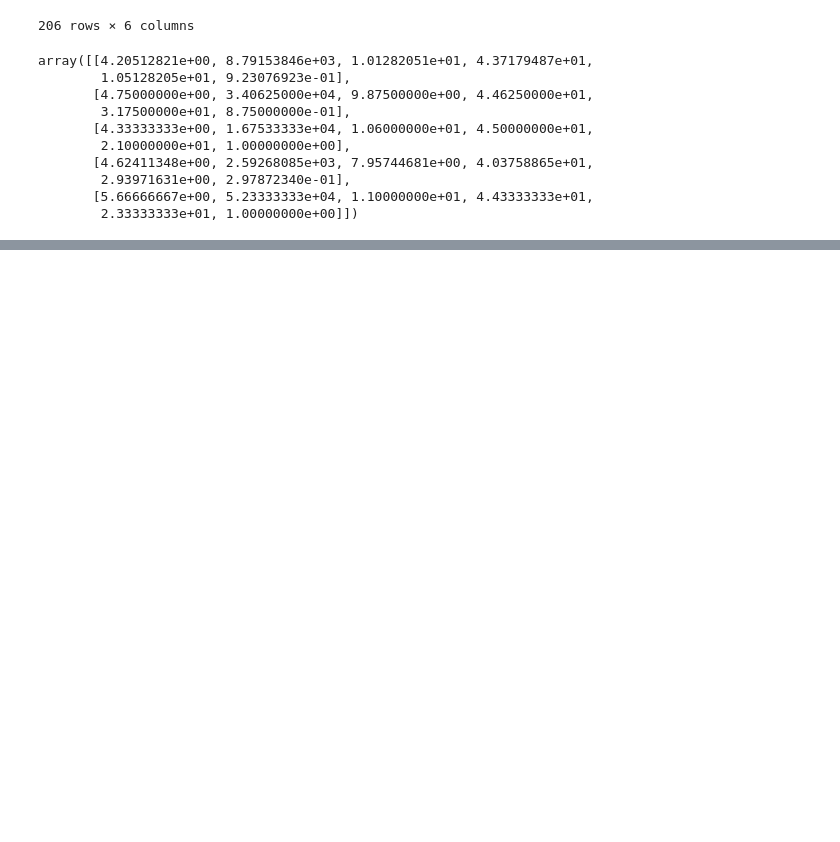
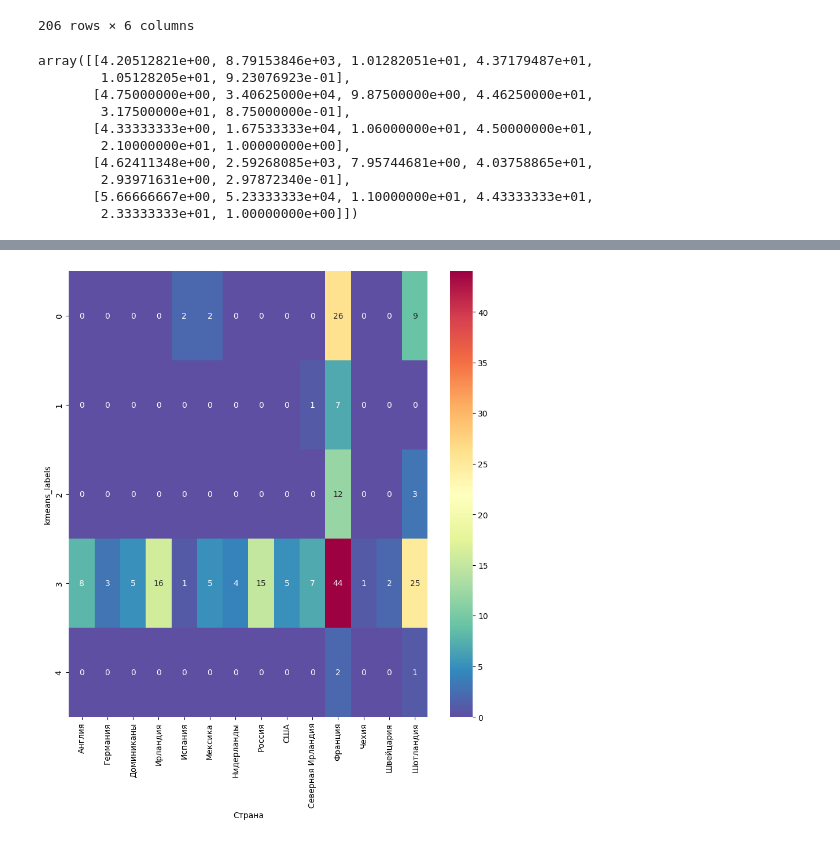
Before and after one commit to avkolchin1995/Spirits-Clustering, a Jupyter notebook: Spirits-Clustering.ipynb, the cells around one changed output, grey strips where cells are left out. Drawn from its saved outputs; the diff is of its cells as text; code cells hidden in the pictures; blank space fills up the shorter version.

```diff
--- a/Spirits-Clustering.ipynb
+++ b/Spirits-Clustering.ipynb
@@ -244,0 +249,10 @@ plt.show()
+# %%
+# Связь между кластерами и страной происхождения
+cross_tab = pd.crosstab(df['kmeans_labels'],df['Страна']) # Таблица сопряженности между кластерами и страной происхождения
+#
+# Тепловая карта сопряженности
+plt.figure(figsize=(10,10))
+sns.heatmap(cross_tab, annot=True, cmap='Spectral_r')
+plt.show()
+# %% [output]
+[figure, added]
```
Also changed, not shown: parts of 3 cells of this notebook.
